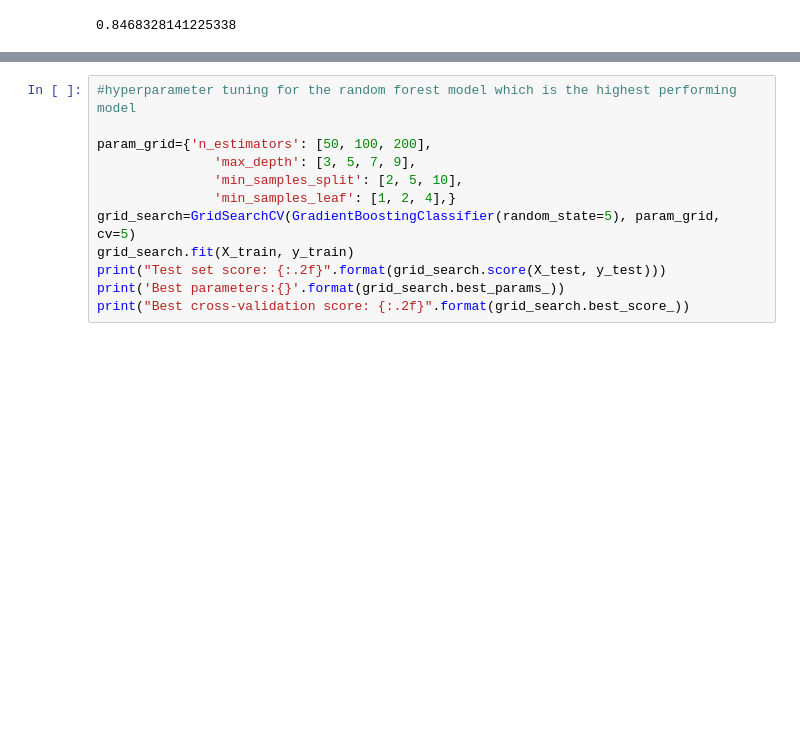
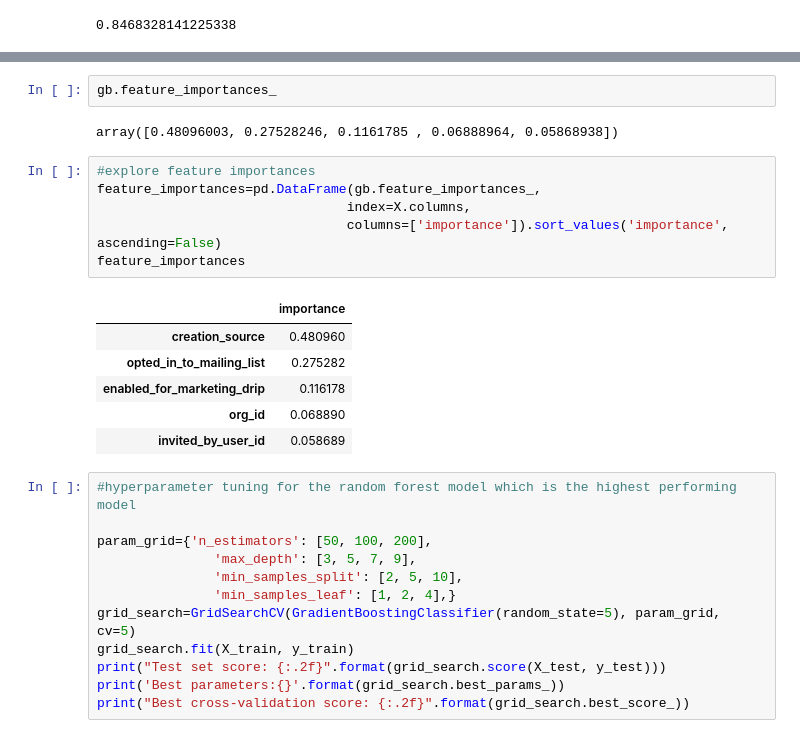
Before and after one commit to mamitch/Springboard_exercises, a Jupyter notebook: Relax Take Home Challenge.ipynb, the cells around one changed output, grey strips where cells are left out. Cells and saved outputs as stored; diff of their text form; blank space fills up the shorter version.

```diff
--- a/Relax Take Home Challenge.ipynb
+++ b/Relax Take Home Challenge.ipynb
@@ -309,3 +329,20 @@ gb.score(X_test, y_test)
+# %%
+gb.feature_importances_
+# %% [output]
+array([0.48096003, 0.27528246, 0.1161785 , 0.06888964, 0.05868938])
+# %%
+#explore feature importances
+feature_importances=pd.DataFrame(gb.feature_importances_,
+                                index=X.columns,
+                                columns=['importance']).sort_values('importance', ascending=False)
+feature_importances
+# %% [output]
+|  | importance |
+| creation_source | 0.480960 |
+| opted_in_to_mailing_list | 0.275282 |
+| enabled_for_marketing_drip | 0.116178 |
+| org_id | 0.068890 |
+| invited_by_user_id | 0.058689 |
 # %%
 #hyperparameter tuning for the random forest model which is the highest performing model
 
```
Also changed, not shown: parts of 10 cells of this notebook.
